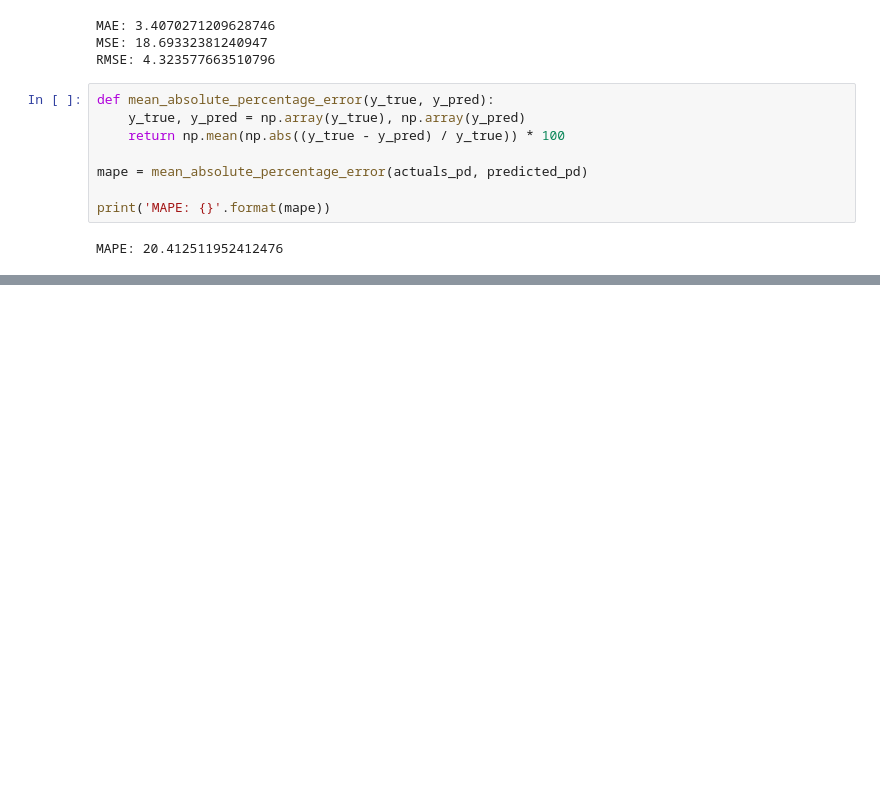
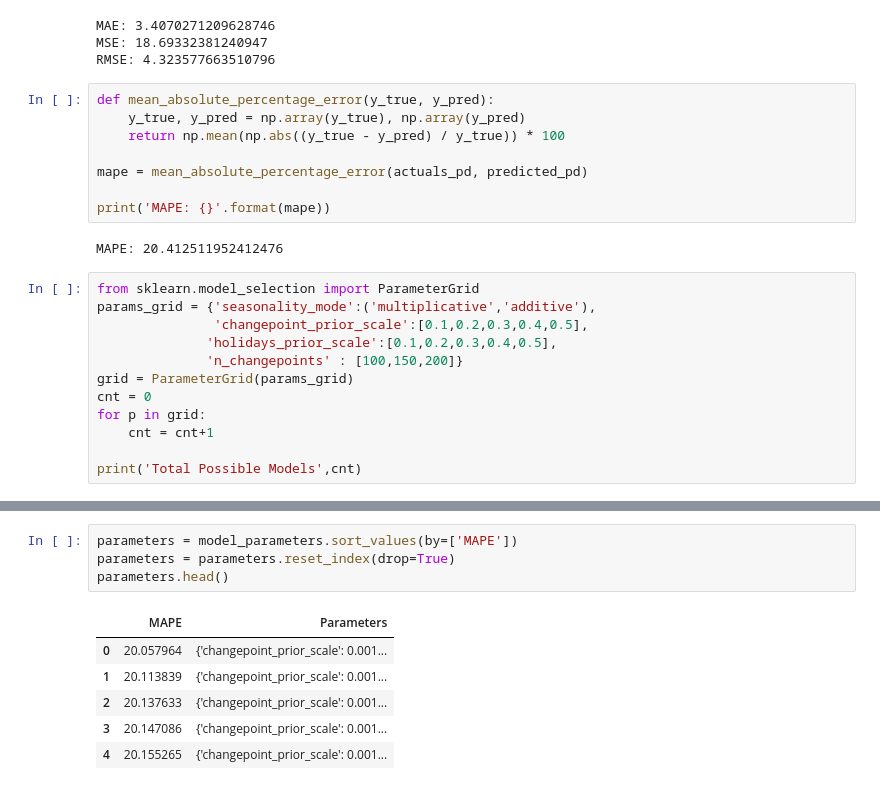
Before and after one commit to AdrianJason/RetailSalesPredictor, a Jupyter notebook: notebooks/model_training.ipynb, the cells around one changed output, grey strips where cells are left out. Saved outputs shown, nothing was run; the diff lists cells and outputs as text; blank space fills up the shorter version.

Commit message:
added more code to new model built on local computer instead of databricks

```diff
--- a/notebooks/model_training.ipynb
+++ b/notebooks/model_training.ipynb
@@ -158,3 +158,15 @@ mape = mean_absolute_percentage_error(actuals_pd, predicted_pd)
 print('MAPE: {}'.format(mape))
 # %% [output]
 MAPE: 20.412511952412476
+# %%
+from sklearn.model_selection import ParameterGrid
+params_grid = {'seasonality_mode':('multiplicative','additive'),
+               'changepoint_prior_scale':[0.1,0.2,0.3,0.4,0.5],
+              'holidays_prior_scale':[0.1,0.2,0.3,0.4,0.5],
+              'n_changepoints' : [100,150,200]}
+grid = ParameterGrid(params_grid)
+cnt = 0
+for p in grid:
+    cnt = cnt+1
+
+print('Total Possible Models',cnt)
@@ -160,0 +249,11 @@ MAPE: 20.412511952412476
+# %%
+parameters = model_parameters.sort_values(by=['MAPE'])
+parameters = parameters.reset_index(drop=True)
+parameters.head()
+# %% [output]
+|  | MAPE | Parameters |
+| 0 | 20.057964 | {'changepoint_prior_scale': 0.001... |
+| 1 | 20.113839 | {'changepoint_prior_scale': 0.001... |
+| 2 | 20.137633 | {'changepoint_prior_scale': 0.001... |
+| 3 | 20.147086 | {'changepoint_prior_scale': 0.001... |
+| 4 | 20.155265 | {'changepoint_prior_scale': 0.001... |
```
Also changed, not shown: parts of 6 cells of this notebook.
